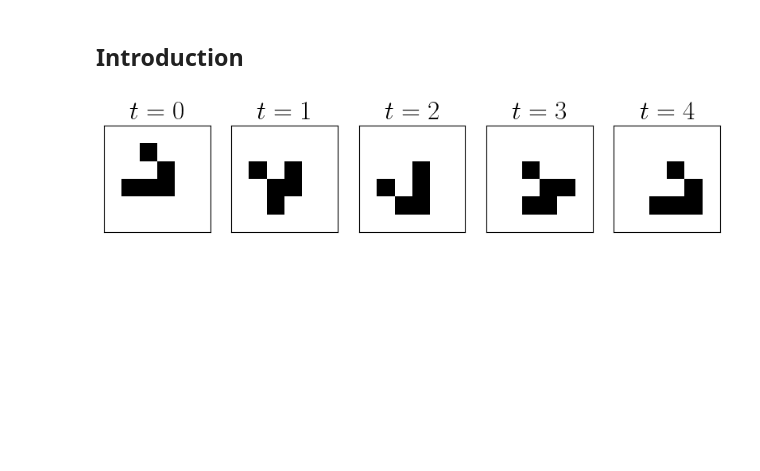
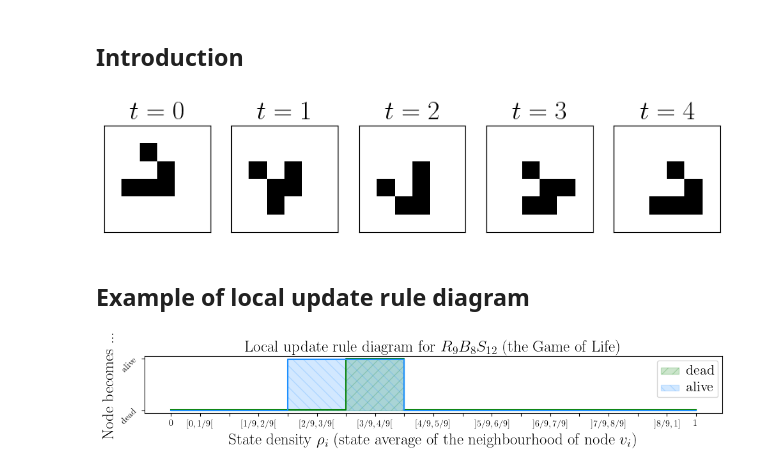
Before and after one commit to mrollier/network_automata_robustness, a Jupyter notebook: manuscript/generate_figures.ipynb, the cells around one changed output. Saved outputs shown, nothing was run; the diff lists cells and outputs as text; code cells hidden in the pictures; blank space fills up the shorter version.

```diff
--- a/manuscript/generate_figures.ipynb
+++ b/manuscript/generate_figures.ipynb
@@ -51,0 +67,42 @@ if SAVEFIG:
+# %% [markdown]
+## Example of local update rule diagram
+# %%
+SAVEFIG = False
+savename = 'gol_as_llna-diagram.jpg'
+
+# local update rule diagram
+def binary_indices(n: int) -> list:
+    """
+    Returns a list of indices where bits are 1 in the binary representation of n.
+    """
+    return [i for i, bit in enumerate(bin(n)[:1:-1]) if bit == '1']
+
+resolution = 9
+
+# GoL as LLNA model
+beta = 8
+sigma = 12
+born_if = binary_indices(beta)
+survive_if = binary_indices(sigma)
+model = LLNA(resolution, x=born_if, y=survive_if, iso=True)
+
+# plot both diagrams
+fig, ax = plt.subplots(1,1,figsize=(10,2))
+model.diagram(ax=ax)
+
+# delete separate ax labels
+size=18
+ax.set_xlabel(fr'State density $\rho_i$ (state average of the neighbourhood of node $v_i$)', fontsize=size)
+ax.set_ylabel(fr'Node becomes ...', fontsize=size)
+ax.set_title(fr"Local update rule diagram for {model.__str__(latex=True)} (the Game of Life)", fontsize=size)
+
+# Change font size AFTER the legend is created
+for text in ax.legend().get_texts():
+    text.set_fontsize(size-2)  # Change legend font size
+
+fig.tight_layout()
+
+if SAVEFIG:
+    plt.savefig(f'figures/{savename}', bbox_inches='tight')
+# %% [output]
+[figure, added]
```
Also changed, not shown: parts of 5 cells of this notebook, 3 other files.
